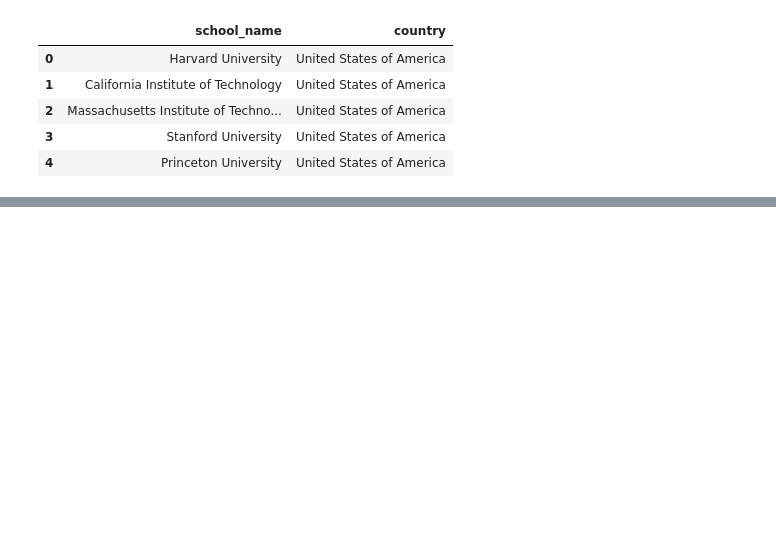
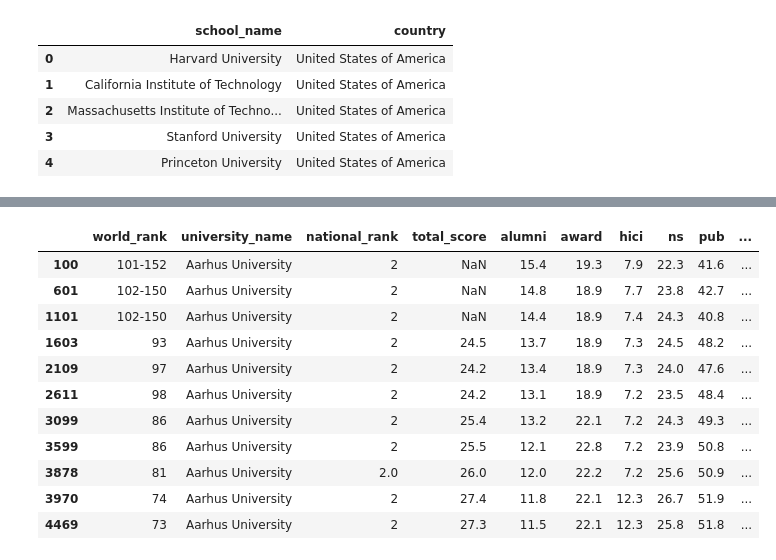
Before and after one commit to SalmaChabib/progetto_computer_science, a Jupyter notebook: Progetto.ipynb, the cells around one changed output, grey strips where cells are left out. Cells and saved outputs as stored; diff of their text form; code cells hidden in the pictures; blank space fills up the shorter version.

```diff
--- a/Progetto.ipynb
+++ b/Progetto.ipynb
@@ -67,0 +151,15 @@ education_expenditure.head()
+# %%
+shanghaiData[shanghaiData['university_name']=='Aarhus University']
+# %% [output]
+|  | world_rank | university_name | national_rank | total_score | alumni | award | hici | ns | pub | ... |
+| 100 | 101-152 | Aarhus University | 2 | NaN | 15.4 | 19.3 | 7.9 | 22.3 | 41.6 | ... |
+| 601 | 102-150 | Aarhus University | 2 | NaN | 14.8 | 18.9 | 7.7 | 23.8 | 42.7 | ... |
+| 1101 | 102-150 | Aarhus University | 2 | NaN | 14.4 | 18.9 | 7.4 | 24.3 | 40.8 | ... |
+| 1603 | 93 | Aarhus University | 2 | 24.5 | 13.7 | 18.9 | 7.3 | 24.5 | 48.2 | ... |
+| 2109 | 97 | Aarhus University | 2 | 24.2 | 13.4 | 18.9 | 7.3 | 24.0 | 47.6 | ... |
+| 2611 | 98 | Aarhus University | 2 | 24.2 | 13.1 | 18.9 | 7.2 | 23.5 | 48.4 | ... |
+| 3099 | 86 | Aarhus University | 2 | 25.4 | 13.2 | 22.1 | 7.2 | 24.3 | 49.3 | ... |
+| 3599 | 86 | Aarhus University | 2 | 25.5 | 12.1 | 22.8 | 7.2 | 23.9 | 50.8 | ... |
+| 3878 | 81 | Aarhus University | 2.0 | 26.0 | 12.0 | 22.2 | 7.2 | 25.6 | 50.9 | ... |
+| 3970 | 74 | Aarhus University | 2 | 27.4 | 11.8 | 22.1 | 12.3 | 26.7 | 51.9 | ... |
+| 4469 | 73 | Aarhus University | 2 | 27.3 | 11.5 | 22.1 | 12.3 | 25.8 | 51.8 | ... |
```
Also changed, not shown: parts of 34 cells of this notebook.
